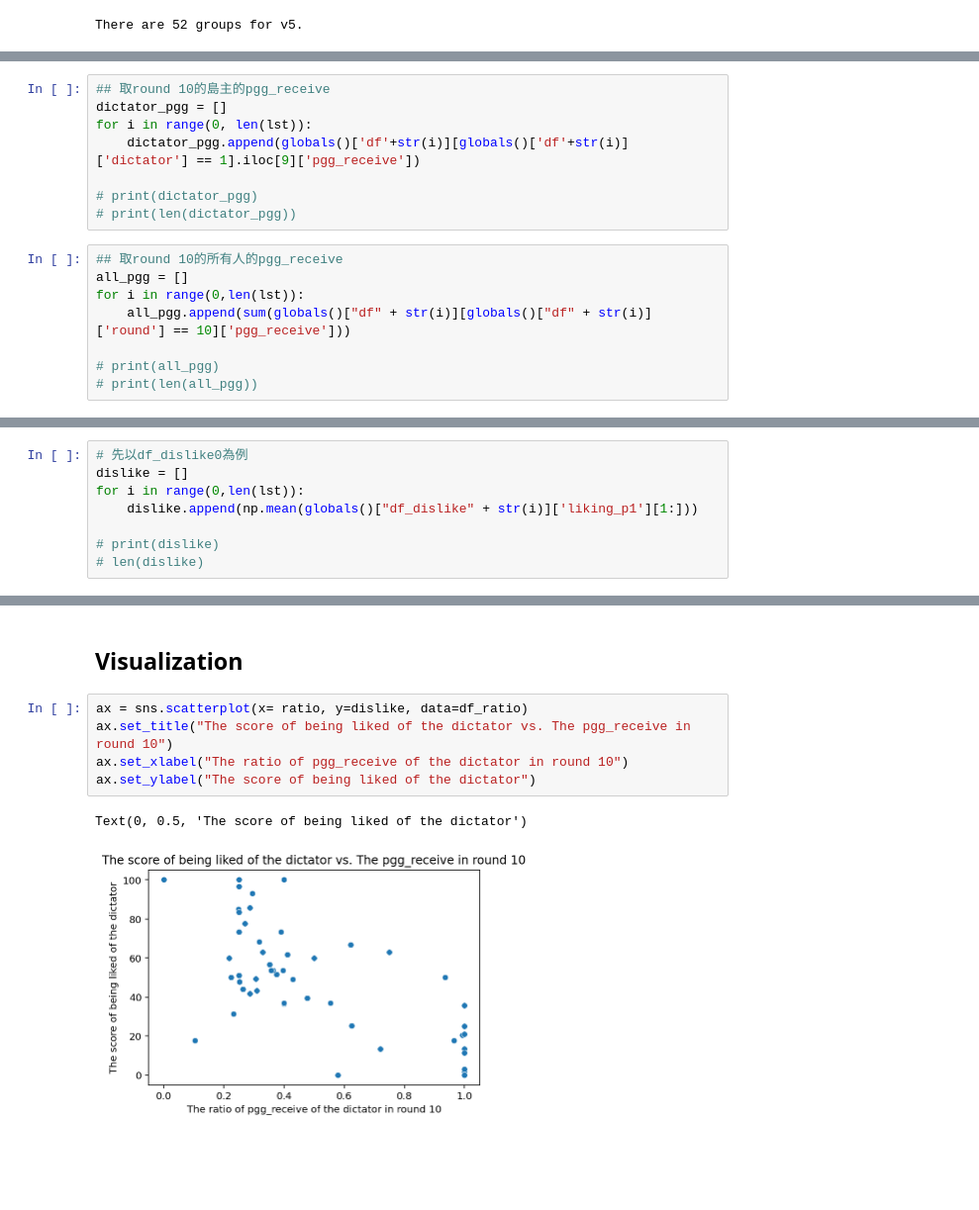
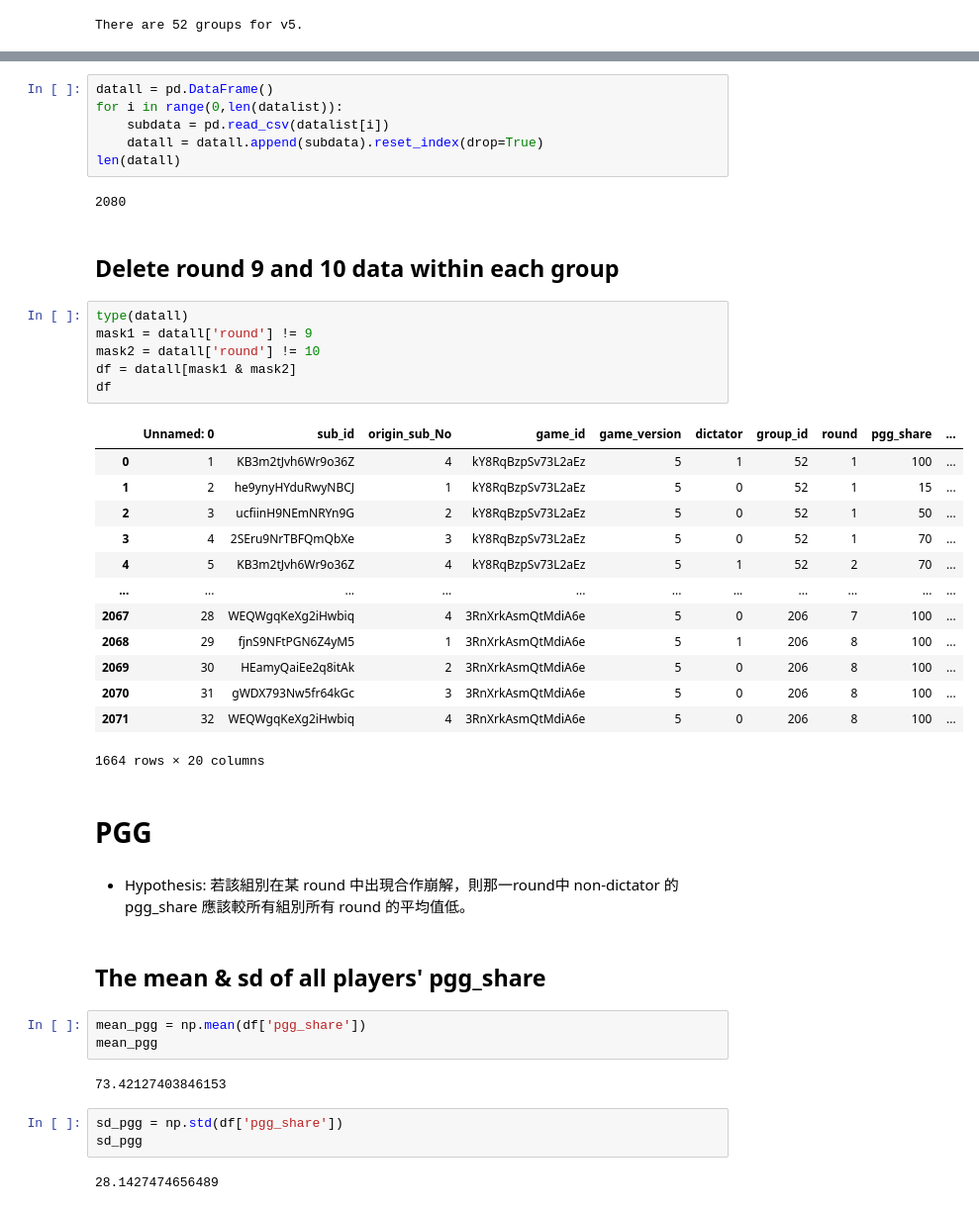
Before and after one commit to only18days/face_meteor_analysis, a Jupyter notebook: face_meteor_pilot_analysis_Chloe_v5.ipynb, the cells around one changed output, grey strips where cells are left out. Shown at 99% size. Drawn from its saved outputs; the diff is of its cells as text; blank space fills up the shorter version.

```diff
--- a/face_meteor_pilot_analysis_Chloe_v5.ipynb
+++ b/face_meteor_pilot_analysis_Chloe_v5.ipynb
@@ -167,16 +25,0 @@ datlst_dislike
-# %%
-## 取round 10的島主的pgg_receive
-dictator_pgg = []
-for i in range(0, len(lst)):
-    dictator_pgg.append(globals()['df'+str(i)][globals()['df'+str(i)]['dictator'] == 1].iloc[9]['pgg_receive'])
-
-# print(dictator_pgg)
-# print(len(dictator_pgg))
-# %%
-## 取round 10的所有人的pgg_receive
-all_pgg = []
-for i in range(0,len(lst)):
-    all_pgg.append(sum(globals()["df" + str(i)][globals()["df" + str(i)]['round'] == 10]['pgg_receive']))
-
-# print(all_pgg)
-# print(len(all_pgg))
@@ -211,8 +25,0 @@ df_ratio
-# %%
-# 先以df_dislike0為例
-dislike = []
-for i in range(0,len(lst)):
-    dislike.append(np.mean(globals()["df_dislike" + str(i)]['liking_p1'][1:]))
-
-# print(dislike)
-# len(dislike)
@@ -252,10 +26,46 @@ The value of correlation is -0.6713841683147632 .
-# %% [markdown]
-## Visualization
-# %%
-ax = sns.scatterplot(x= ratio, y=dislike, data=df_ratio)
-ax.set_title("The score of being liked of the dictator vs. The pgg_receive in round 10")
-ax.set_xlabel("The ratio of pgg_receive of the dictator in round 10")
-ax.set_ylabel("The score of being liked of the dictator")
-# %% [output]
-Text(0, 0.5, 'The score of being liked of the dictator')
-[figure, removed]
+# %%
+datall = pd.DataFrame()
+for i in range(0,len(datalist)):
+    subdata = pd.read_csv(datalist[i])
+    datall = datall.append(subdata).reset_index(drop=True)
+len(datall)
+# %% [output]
+2080
+# %% [markdown]
+## Delete round 9 and 10 data within each group
+# %%
+type(datall)
+mask1 = datall['round'] != 9
+mask2 = datall['round'] != 10
+df = datall[mask1 & mask2]
+df
+# %% [output]
+|  | Unnamed: 0 | sub_id | origin_sub_No | game_id | game_version | dictator | group_id | round | pgg_share | ... |
+| 0 | 1 | KB3m2tJvh6Wr9o36Z | 4 | kY8RqBzpSv73L2aEz | 5 | 1 | 52 | 1 | 100 | ... |
+| 1 | 2 | he9ynyHYduRwyNBCJ | 1 | kY8RqBzpSv73L2aEz | 5 | 0 | 52 | 1 | 15 | ... |
+| 2 | 3 | ucfiinH9NEmNRYn9G | 2 | kY8RqBzpSv73L2aEz | 5 | 0 | 52 | 1 | 50 | ... |
+| 3 | 4 | 2SEru9NrTBFQmQbXe | 3 | kY8RqBzpSv73L2aEz | 5 | 0 | 52 | 1 | 70 | ... |
+| 4 | 5 | KB3m2tJvh6Wr9o36Z | 4 | kY8RqBzpSv73L2aEz | 5 | 1 | 52 | 2 | 70 | ... |
+| ... | ... | ... | ... | ... | ... | ... | ... | ... | ... | ... |
+| 2067 | 28 | WEQWgqKeXg2iHwbiq | 4 | 3RnXrkAsmQtMdiA6e | 5 | 0 | 206 | 7 | 100 | ... |
+| 2068 | 29 | fjnS9NFtPGN6Z4yM5 | 1 | 3RnXrkAsmQtMdiA6e | 5 | 1 | 206 | 8 | 100 | ... |
+| 2069 | 30 | HEamyQaiEe2q8itAk | 2 | 3RnXrkAsmQtMdiA6e | 5 | 0 | 206 | 8 | 100 | ... |
+| 2070 | 31 | gWDX793Nw5fr64kGc | 3 | 3RnXrkAsmQtMdiA6e | 5 | 0 | 206 | 8 | 100 | ... |
+| 2071 | 32 | WEQWgqKeXg2iHwbiq | 4 | 3RnXrkAsmQtMdiA6e | 5 | 0 | 206 | 8 | 100 | ... |
+1664 rows × 20 columns
+# %% [markdown]
+# PGG
+# %% [markdown]
+* Hypothesis: 若該組別在某 round 中出現合作崩解，則那一round中 non-dictator 的 pgg_share 應該較所有組別所有 round 的平均值低。
+# %% [markdown]
+## The mean & sd of all players' pgg_share
+# %%
+mean_pgg = np.mean(df['pgg_share'])
+mean_pgg
+# %% [output]
+73.42127403846153
+# %%
+sd_pgg = np.std(df['pgg_share'])
+sd_pgg
+# %% [output]
+28.1427474656489
```
Also changed, not shown: parts of 45 cells of this notebook.
